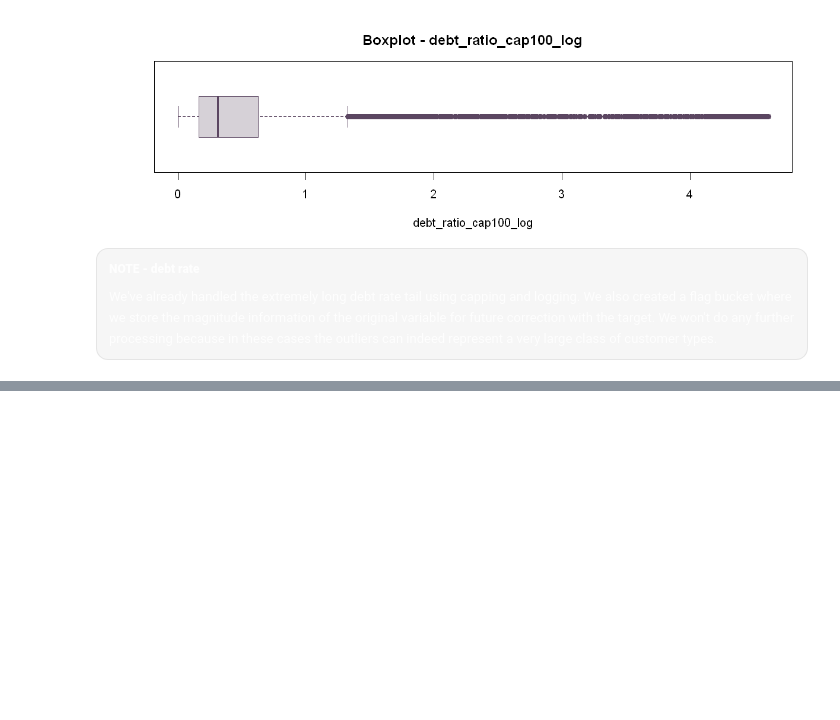
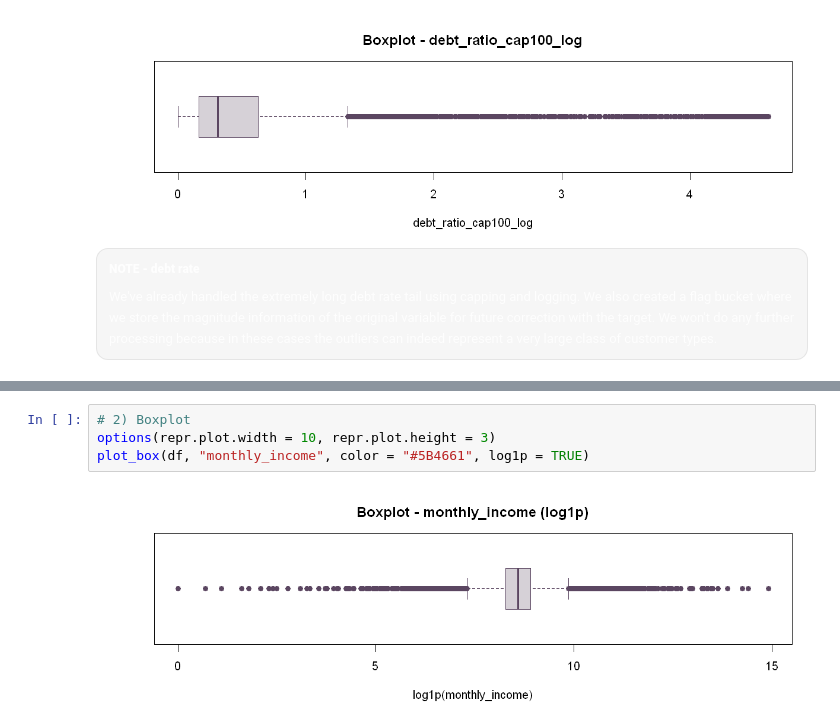
Before and after one commit to anacbneumann/credit-risk-cost-sensitive, a Jupyter notebook: notebooks/eda1.ipynb, the cells around one changed output, grey strips where cells are left out. Drawn from its saved outputs; the diff is of its cells as text; blank space fills up the shorter version.

```diff
--- a/notebooks/eda.ipynb
+++ b/notebooks/eda1.ipynb
@@ -2335,0 +2367,6 @@ Comparando distribuição  cs_train_dedup e df
+# %%
+# 2) Boxplot
+options(repr.plot.width = 10, repr.plot.height = 3)
+plot_box(df, "monthly_income", color = "#5B4661", log1p = TRUE)
+# %% [output]
+[figure, added]
```
Also changed, not shown: parts of 76 cells of this notebook, 7 other files.
